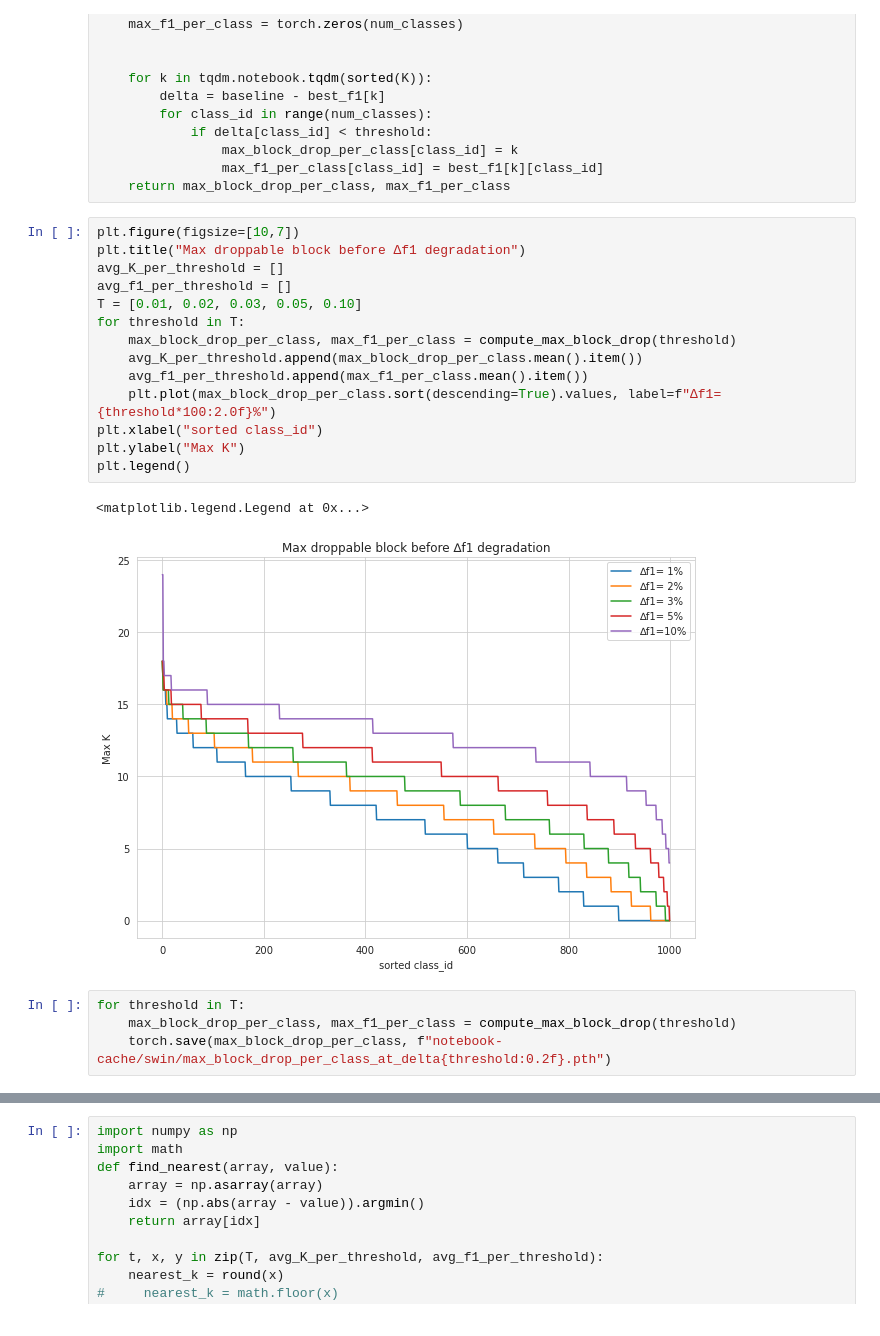
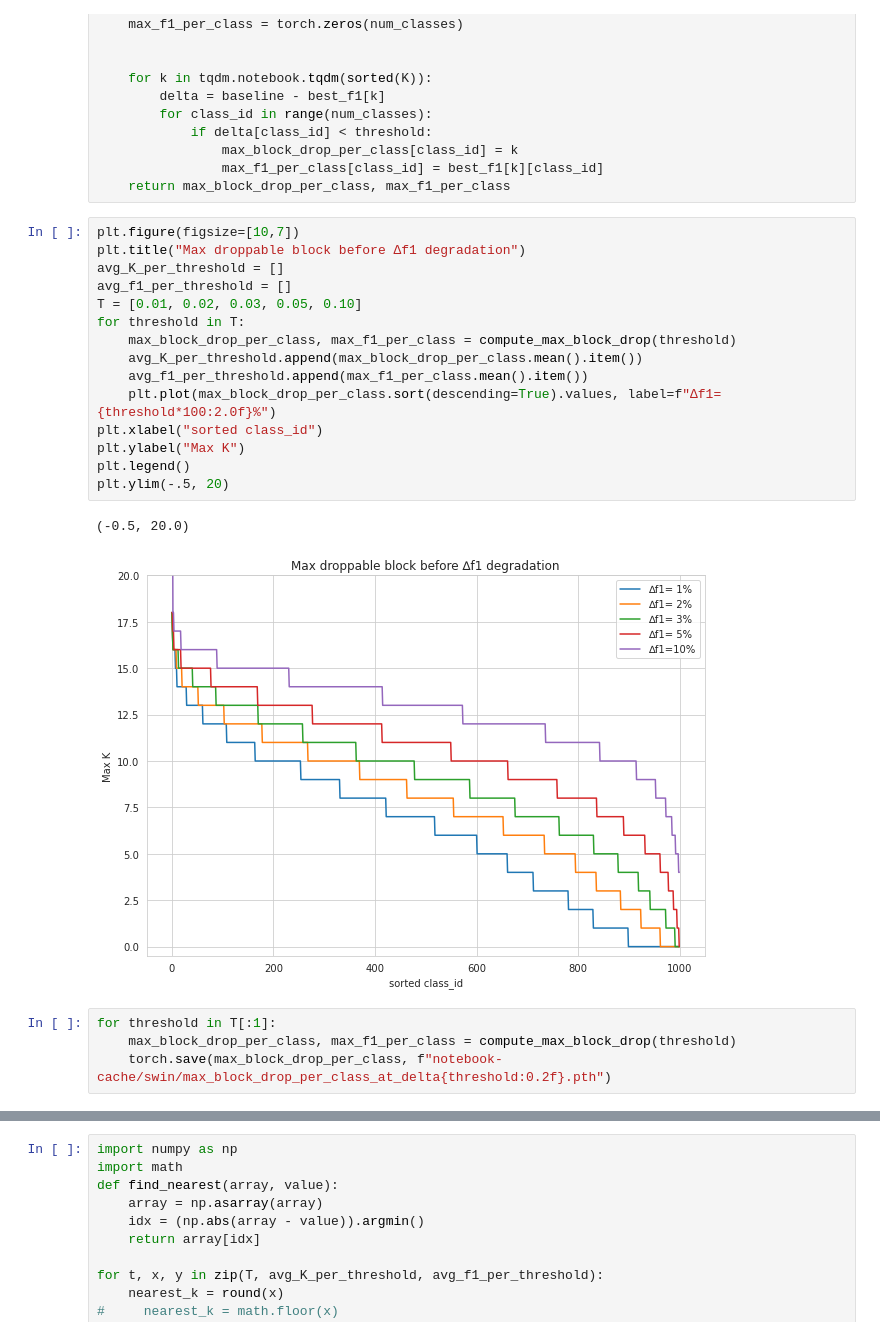
Before and after one commit to botcs/qbes, a Jupyter notebook: imagenet-exp/surrogate-metric-check.ipynb, the cells around one changed output, grey strips where cells are left out. Saved outputs shown, nothing was run; the diff lists cells and outputs as text.

```diff
--- a/imagenet-exp/surrogate-metric-check.ipynb
+++ b/imagenet-exp/surrogate-metric-check.ipynb
@@ -92,21 +92,22 @@ def compute_max_block_drop(threshold):
 # %%
 plt.figure(figsize=[10,7])
 plt.title("Max droppable block before ∆f1 degradation")
 avg_K_per_threshold = []
 avg_f1_per_threshold = []
 T = [0.01, 0.02, 0.03, 0.05, 0.10]
 for threshold in T:
     max_block_drop_per_class, max_f1_per_class = compute_max_block_drop(threshold)
     avg_K_per_threshold.append(max_block_drop_per_class.mean().item())
     avg_f1_per_threshold.append(max_f1_per_class.mean().item())
     plt.plot(max_block_drop_per_class.sort(descending=True).values, label=f"∆f1={threshold*100:2.0f}%")
 plt.xlabel("sorted class_id")
 plt.ylabel("Max K")
 plt.legend()
+plt.ylim(-.5, 20)
 # %% [output]
-<matplotlib.legend.Legend at 0x...>
+(-0.5, 20.0)
-[figure, old version]
+[figure, new version]
 # %%
-for threshold in T:
+for threshold in T[:1]:
     max_block_drop_per_class, max_f1_per_class = compute_max_block_drop(threshold)
     torch.save(max_block_drop_per_class, f"notebook-cache/swin/max_block_drop_per_class_at_delta{threshold:0.2f}.pth")
```
Also changed, not shown: parts of 1 cell of this notebook, 19 other files.
